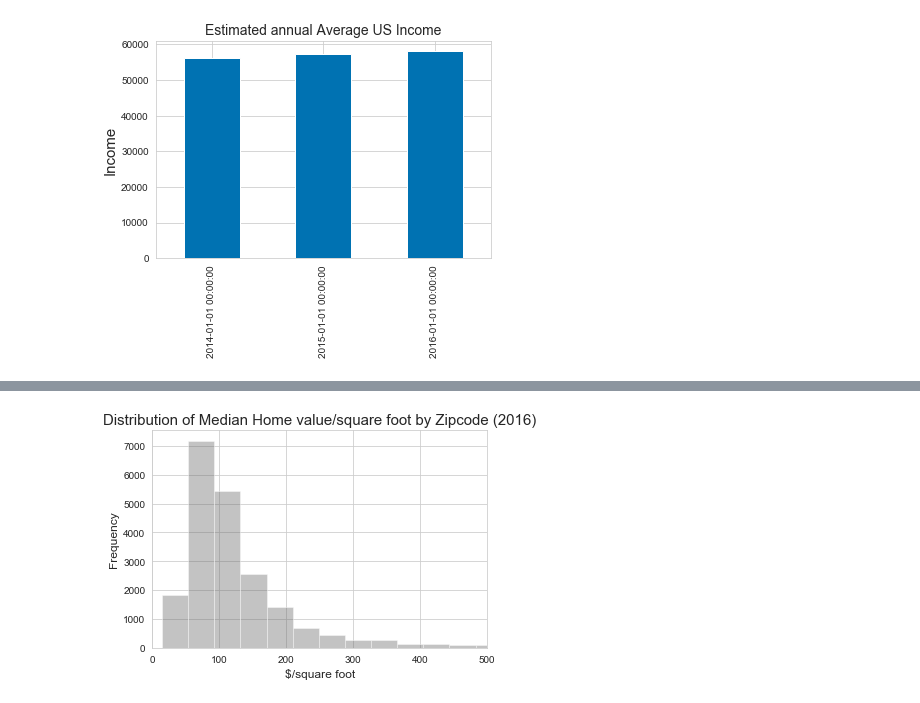
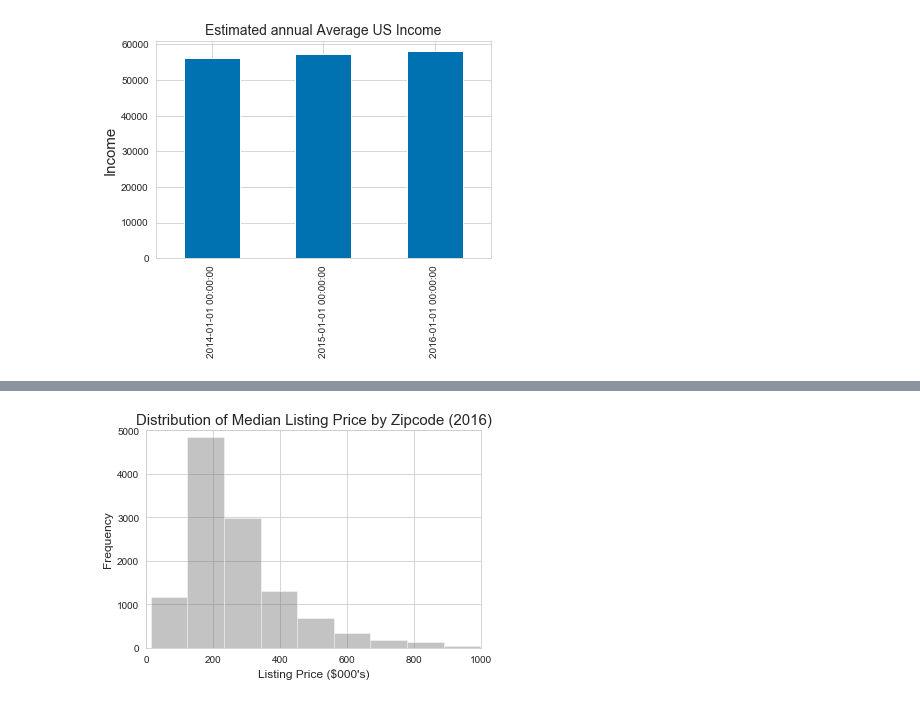
Before and after one commit to francoe/project_3, a Jupyter notebook: EDA_EF.ipynb, the cells around one changed output, grey strips where cells are left out. Drawn from its saved outputs; the diff is of its cells as text; code cells hidden in the pictures.

```diff
--- a/EDA_EF.ipynb
+++ b/EDA_EF.ipynb
@@ -67,9 +81,11 @@ plt.show()
 # %%
-sns.distplot(master_df.loc['2016']['MedianValueSqft'], kde = False, hist = True, color = '#696969')
-plt.title('Distribution of Median Home value/square foot by Zipcode (2016)', fontname = 'Arial', fontsize = 15)
+sns.distplot(master_df.loc['2016']['MedianListPrice']/1000, kde = False, hist = True, color = '#696969')
+plt.title('Distribution of Median Listing Price by Zipcode (2016)', fontname = 'Arial', fontsize = 15)
 plt.ylabel("Frequency",fontname = 'Arial', fontsize = 12)
-plt.xlabel("$/square foot", fontname = 'Arial', fontsize = 12)
-plt.xlim(0,500)
+plt.xlabel("Listing Price ($000's)", fontname = 'Arial', fontsize = 12)
+plt.xlim(0,1000)
+plt.ylim(0,5000)
+plt.savefig('charts/listing_dist.png', orientation = 'landscape', dpi = 1800)
 plt.show()
 # %% [output]
-[figure, old version]
+[figure, new version]
```
Also changed, not shown: parts of 8 cells of this notebook, 12 other files.
